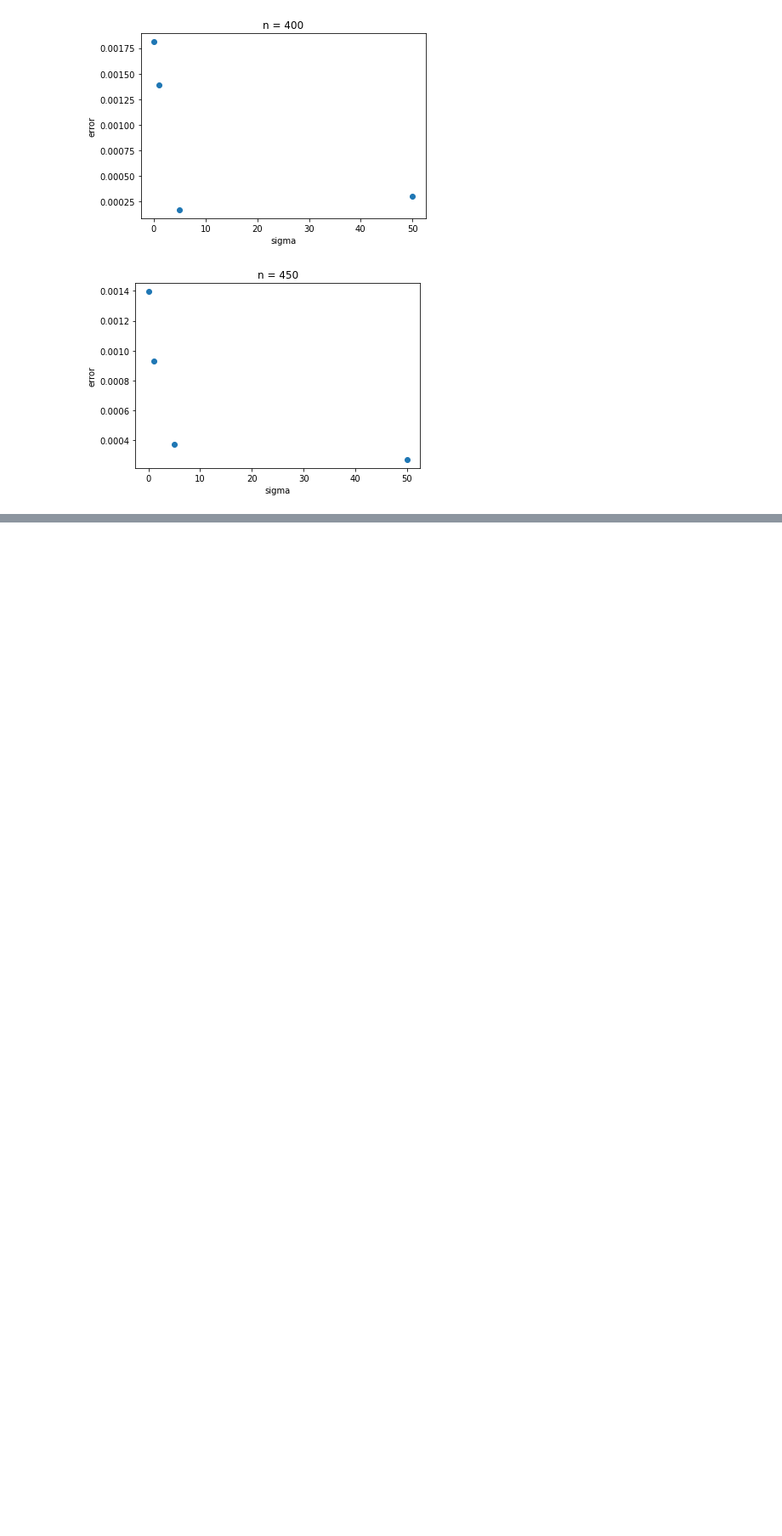
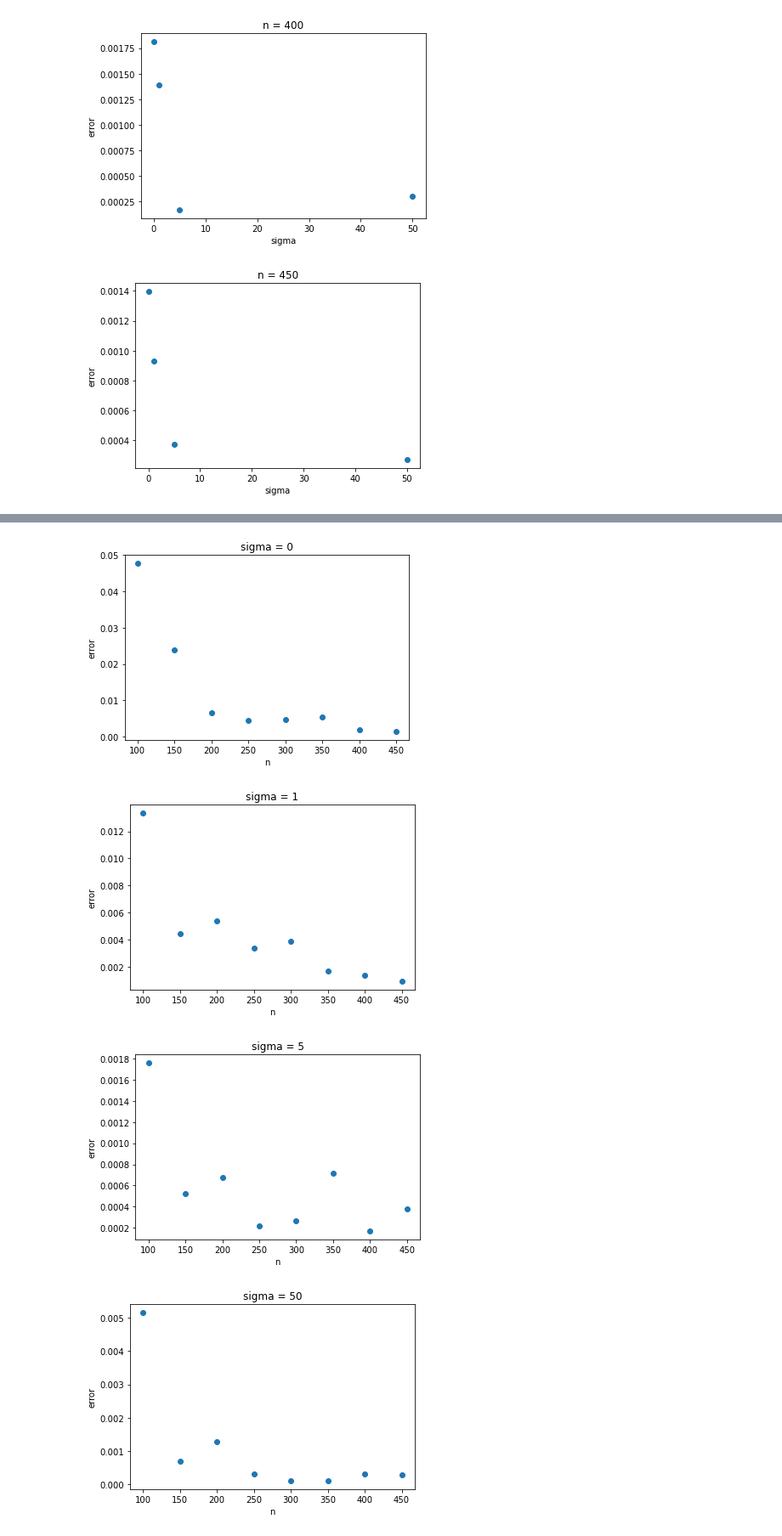
Before and after one commit to frankdfr96/Shared-Notebooks, a Jupyter notebook: ABM to ODE.ipynb, the cells around one changed output, grey strips where cells are left out. Shown at 85% size. Saved outputs shown, nothing was run; the diff lists cells and outputs as text; code cells hidden in the pictures; blank space fills up the shorter version.

```diff
--- a/ABM to ODE.ipynb
+++ b/ABM to ODE.ipynb
@@ -283,8 +259,10 @@ for counter1, sigma in enumerate(sigmas):
 # %%
+# Plotting error as a function of sigma for each n
+
 for counter, n in enumerate(ns):
     plt.figure()
     plt.scatter(sigmas, error[counter, :])
-    plt.xlabel("sigma")
+    plt.xlabel("sigma")yt
     plt.ylabel("error")
     plt.title("n = {}".format(n))
     plt.show()
@@ -300,0 +283,13 @@ for counter, n in enumerate(ns):
+# %%
+for counter, sigma in enumerate(sigmas):
+    plt.figure()
+    plt.title("sigma = {}".format(sigma))
+    plt.scatter(ns[1:], error[1:, counter])
+    plt.xlabel("n")
+    plt.ylabel("error")
+    plt.show()
+# %% [output]
+[figure, added]
+[figure, added]
+[figure, added]
+[figure, added]
```
Also changed, not shown: parts of 18 cells of this notebook.
